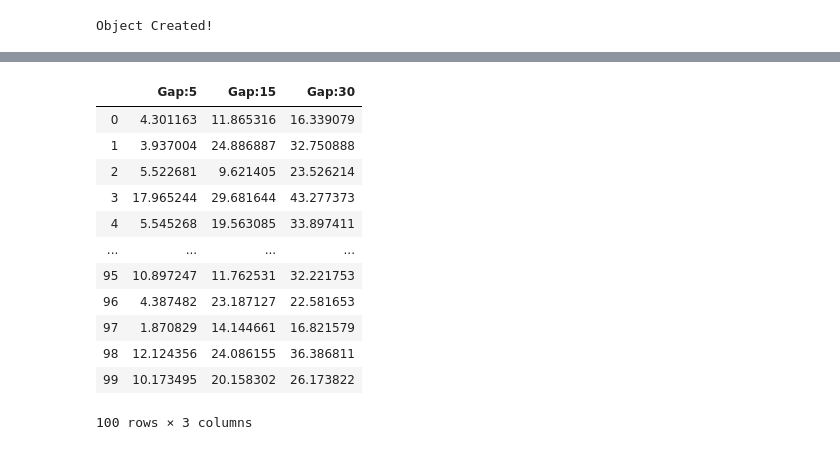
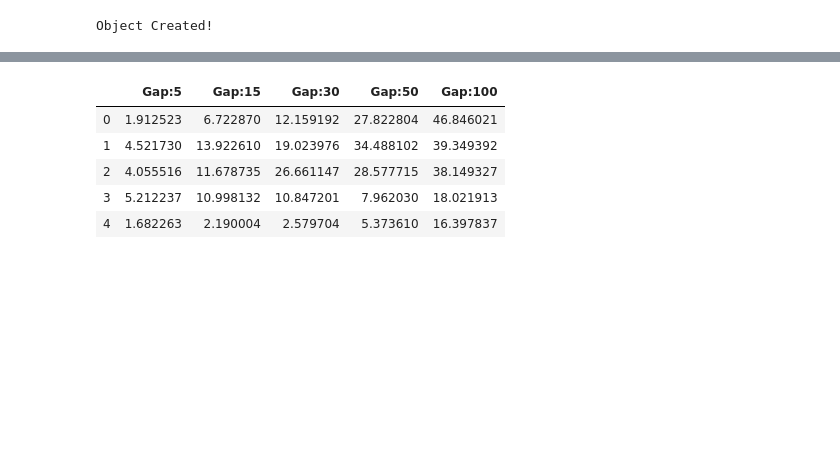
Before and after one commit to snehG0205/NCSA_genomics, a Jupyter notebook: Python - notebooks/Metric Tables.ipynb, the cells around one changed output, grey strips where cells are left out. Saved outputs shown, nothing was run; the diff lists cells and outputs as text; code cells hidden in the pictures; blank space fills up the shorter version.

```diff
--- a/Python - notebooks/Metric Tables.ipynb
+++ b/Python - notebooks/Metric Tables.ipynb
@@ -105,16 +131,13 @@ mad_gap50 = list()
 rmse_gap50 = list()
 mape_gap50 = list()
 
-for seed in tqdm(gap_50):
+for seed in tqdm(seed_points):
     start = seed
-    end = seed+50
+    end = seed+49
     data_with_missing = data.copy()
     data_with_missing = createGap(data_with_missing,start,end)
-    #     data_with_missing = data_with_missing.drop(data_with_missing.columns[[0]], axis=1)
+
     imputed_data = obj.impute(data_with_missing,1)
-
-    # data_with_missing.to_csv("~/Desktop/Gap_50.csv")
-    # imputed_data.to_csv("~/Desktop/imputed_50.csv")
 
     mad = obj.mad(np.asarray(imputed_data['GlucoseValue'][start:end-1].tolist()),np.asarray(data['GlucoseValue'][start:end-1].tolist()))
     ioa = obj.index_agreement(np.asarray(imputed_data['GlucoseValue'][start:end-1].tolist()),np.asarray(data['GlucoseValue'][start:end-1].tolist()))
@@ -137,16 +160,13 @@ mad_gap30 = list()
 rmse_gap30 = list()
 mape_gap30 = list()
 
-for seed in tqdm(gap_30):
+for seed in tqdm(seed_points):
     start = seed
-    end = start+30
+    end = start+29
     data_with_missing = data.copy()
     data_with_missing = createGap(data_with_missing,start,end)
-    #     data_with_missing = data_with_missing.drop(data_with_missing.columns[[0]], axis=1)
+
     imputed_data = obj.impute(data_with_missing,1)
-
-    # data_with_missing.to_csv("~/Desktop/Gap_30.csv")
-    # imputed_data.to_csv("~/Desktop/imputed_30.csv")
 
     mad = obj.mad(np.asarray(imputed_data['GlucoseValue'][start:end-1].tolist()),np.asarray(data['GlucoseValue'][start:end-1].tolist()))
     ioa = obj.index_agreement(np.asarray(imputed_data['GlucoseValue'][start:end-1].tolist()),np.asarray(data['GlucoseValue'][start:end-1].tolist()))
@@ -169,16 +189,13 @@ mad_gap15 = list()
 rmse_gap15 = list()
 mape_gap15 = list()
 
-for seed in tqdm(gap_15):
+for seed in tqdm(seed_points):
     start = seed
-    end = start+15
+    end = start+14
     data_with_missing = data.copy()
     data_with_missing = createGap(data_with_missing,start,end)
-    # data_with_missing = data_with_missing.drop(data_with_missing.columns[[0]], axis=1)
+
     imputed_data = obj.impute(data_with_missing,1)
-
-    # data_with_missing.to_csv("~/Desktop/Gap_15.csv")
-    # imputed_data.to_csv("~/Desktop/imputed_15.csv")
 
     mad = obj.mad(np.asarray(imputed_data['GlucoseValue'][start:end-1].tolist()),np.asarray(data['GlucoseValue'][start:end-1].tolist()))
     ioa = obj.index_agreement(np.asarray(imputed_data['GlucoseValue'][start:end-1].tolist()),np.asarray(data['GlucoseValue'][start:end-1].tolist()))
@@ -201,16 +218,13 @@ mad_gap5 = list()
 rmse_gap5 = list()
 mape_gap5 = list()
 
-for seed in tqdm(gap_5):
+for seed in tqdm(seed_points):
     start = seed
-    end = start+5
+    end = start+4
     data_with_missing = data.copy()
     data_with_missing = createGap(data_with_missing,start,end)
-    #     data_with_missing = data_with_missing.drop(data_with_missing.columns[[0]], axis=1)
+
     imputed_data = obj.impute(data_with_missing,1)
-
-    # data_with_missing.to_csv("~/Desktop/Gap_5.csv")
-    # imputed_data.to_csv("~/Desktop/imputed_5.csv")
 
     mad = obj.mad(np.asarray(imputed_data['GlucoseValue'][start:end-1].tolist()),np.asarray(data['GlucoseValue'][start:end-1].tolist()))
     ioa = obj.index_agreement(np.asarray(imputed_data['GlucoseValue'][start:end-1].tolist()),np.asarray(data['GlucoseValue'][start:end-1].tolist()))
@@ -279,17 +379,10 @@ FB
 # %%
-RMSE = pd.DataFrame({'Gap:5':rmse_gap5, 'Gap:15':rmse_gap15, 'Gap:30':rmse_gap30})
-RMSE
+MAPE = pd.DataFrame({'Gap:5':mape_gap5, 'Gap:15':mape_gap15, 'Gap:30':mape_gap30, 'Gap:50':mape_gap50, 'Gap:100':mape_gap100})
+MAPE
 # %% [output]
-|  | Gap:5 | Gap:15 | Gap:30 |
-| 0 | 4.301163 | 11.865316 | 16.339079 |
-| 1 | 3.937004 | 24.886887 | 32.750888 |
-| 2 | 5.522681 | 9.621405 | 23.526214 |
-| 3 | 17.965244 | 29.681644 | 43.277373 |
-| 4 | 5.545268 | 19.563085 | 33.897411 |
-| ... | ... | ... | ... |
-| 95 | 10.897247 | 11.762531 | 32.221753 |
-| 96 | 4.387482 | 23.187127 | 22.581653 |
-| 97 | 1.870829 | 14.144661 | 16.821579 |
-| 98 | 12.124356 | 24.086155 | 36.386811 |
-| 99 | 10.173495 | 20.158302 | 26.173822 |
+|  | Gap:5 | Gap:15 | Gap:30 | Gap:50 | Gap:100 |
+| 0 | 1.912523 | 6.722870 | 12.159192 | 27.822804 | 46.846021 |
+| 1 | 4.521730 | 13.922610 | 19.023976 | 34.488102 | 39.349392 |
+| 2 | 4.055516 | 11.678735 | 26.661147 | 28.577715 | 38.149327 |
+| 3 | 5.212237 | 10.998132 | 10.847201 | 7.962030 | 18.021913 |
+| 4 | 1.682263 | 2.190004 | 2.579704 | 5.373610 | 16.397837 |
-100 rows × 3 columns
```
Also changed, not shown: parts of 26 cells of this notebook, 31 other files.
